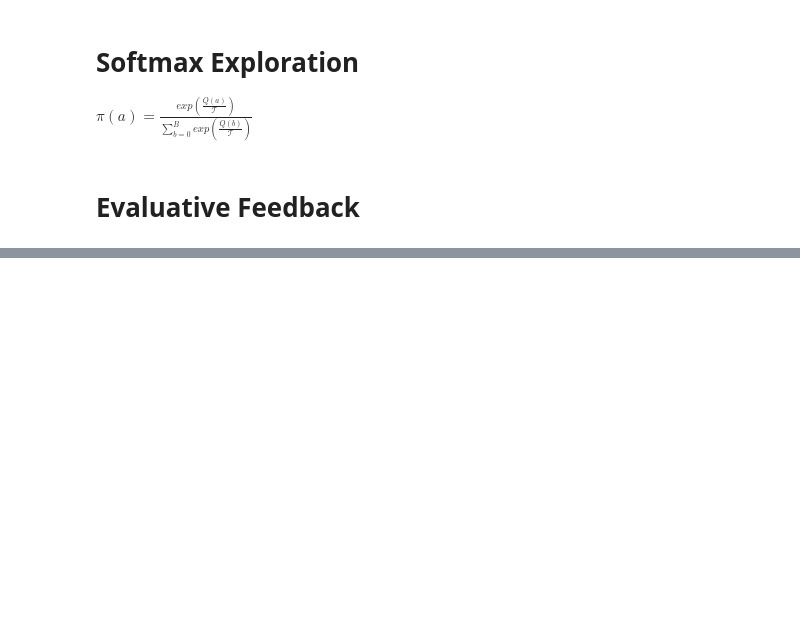
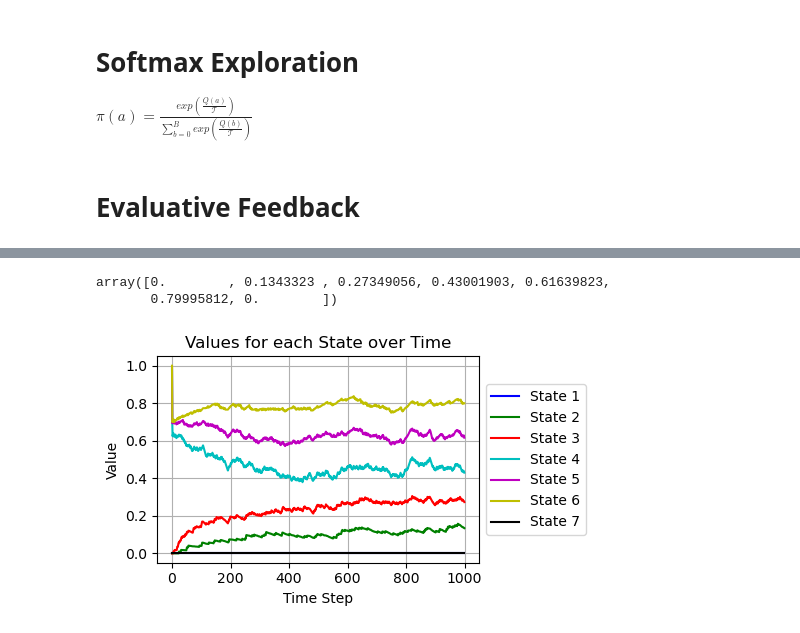
Before and after one commit to krishnams0ni/ai, a Jupyter notebook: grokking_drl.ipynb, the cells around one changed output, grey strips where cells are left out. Saved outputs shown, nothing was run; the diff lists cells and outputs as text; code cells hidden in the pictures; blank space fills up the shorter version.

```diff
--- a/grokking_drl.ipynb
+++ b/grokking_drl.ipynb
@@ -734,0 +772,2 @@ thompson_sampling(P)
+# %%
+P, pi = initialize_mdp("rw")
@@ -734,0 +814,48 @@ thompson_sampling(P)
+# %%
+def mc_prediction(P, pi, first_visit=True):
+    n_eps = 1000
+
+    gamma = 0.99
+    init_alpha = 0.3
+    min_alpha = 0.01
+    alphas = np.array([max(init_alpha**i, min_alpha) for i in range(n_eps)])
+
+    V = np.zeros((7))
+    V_track = np.zeros((n_eps, 7))
+    for e in range(n_eps):
+        trajectory = generate_trajectory(P)
+        visited = np.zeros((7))
+        for t, (state, _, reward, _, _) in enumerate(trajectory):
+            if visited[state] and first_visit:
+                continue
+            visited[state] = 1
+            n_steps = len(trajectory[t:])
+            discounts = np.array([gamma**i for i in range(n_steps)])
+            G = np.sum(discounts[:n_steps] * trajectory[t:, 2])
+            V[state] = V[state] + alphas[e] * (G - V[state])
+        V_track[e] = V
+    return V.copy(), V_track
+
+
+V, _ = mc_prediction(P, pi)
+V
+# %% [output]
+array([0.        , 0.1343323 , 0.27349056, 0.43001903, 0.61639823,
+       0.79995812, 0.        ])
+# %%
+plt.figure(figsize=(6, 3))
+colors = ["b", "g", "r", "c", "m", "y", "k"]
+
+for i in range(7):
+    plt.plot(_.T[i], label=f"State {i+1}", color=colors[i])
+
+plt.xlabel("Time Step")
+plt.ylabel("Value")
+plt.title("Values for each State over Time")
+plt.legend(loc="center left", bbox_to_anchor=(1, 0.5))
+plt.grid(True)
+
+plt.tight_layout(rect=[0, 0, 0.85, 1])
+plt.show()
+# %% [output]
+[figure, added]
```
Also changed, not shown: parts of 15 cells of this notebook.
